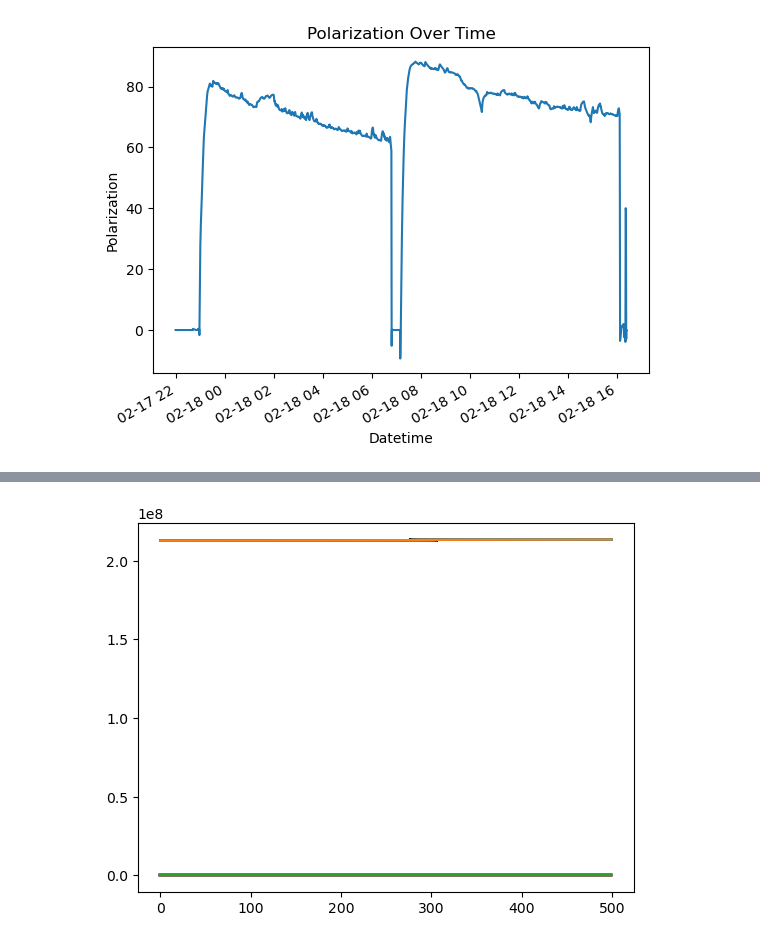
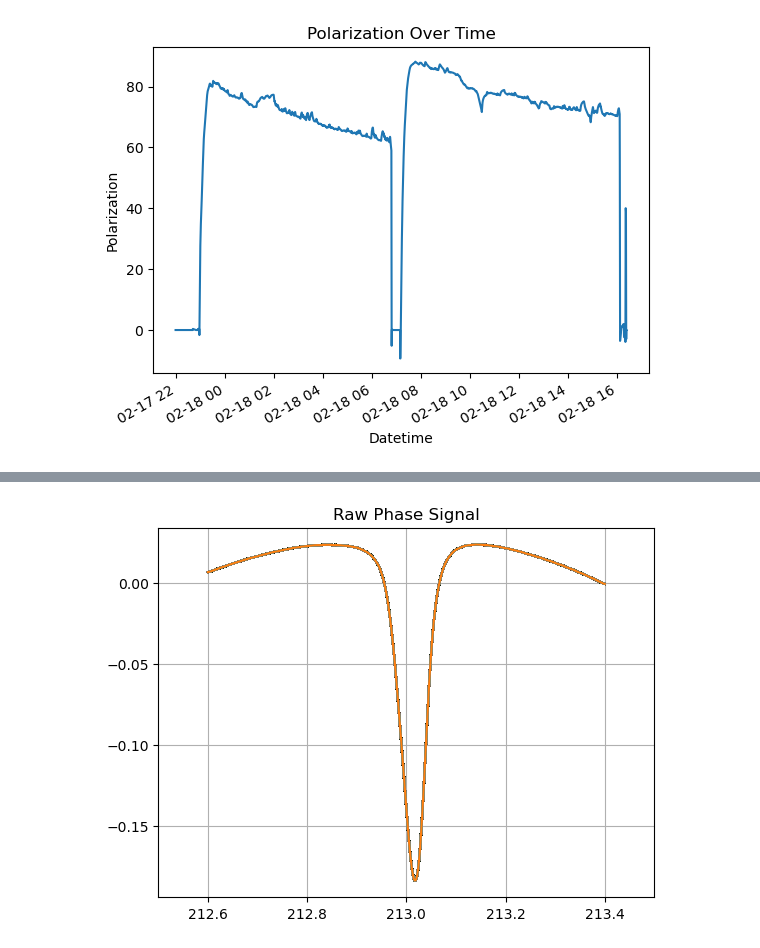
Before and after one commit to evan-toon/DNP, a Jupyter notebook: sane_gaussian_fitting.ipynb, the cells around one changed output, grey strips where cells are left out. Drawn from its saved outputs; the diff is of its cells as text; code cells hidden in the pictures.

```diff
--- a/sane_gaussian_fitting.ipynb
+++ b/sane_gaussian_fitting.ipynb
@@ -19,6 +19,7 @@ df['pol'].plot(title='Polarization Over Time',
 <Axes: title={'center': 'Polarization Over Time'}, xlabel='Datetime', ylabel='Polarization'>
 [figure]
 # %%
-phase = np.array(df['phase'])
-freq_list = np.linspace(df['cent_freq']-df['mod_freq'], df['cent_freq']+df['mod_freq'], 500)
+i = 100
+phase = np.array(df.iloc[i]['phase'], dtype=float)
+freq_list = np.linspace((df['cent_freq']-df['mod_freq'])/1e+6, (df['cent_freq']+df['mod_freq'])/1e+6, 500)
 # %%
@@ -30,5 +35,8 @@ print(max(phase))
-# %%
-plt.plot(freq_list)
-plt.show()
-# %% [output]
-[figure, removed]
+# %%
+plt.plot(freq_list, phase)
+plt.xlim(212.5, 213.5)
+plt.title('Raw Phase Signal')
+plt.grid()
+plt.show()
+# %% [output]
+[figure, added]
```
Also changed, not shown: parts of 2 cells of this notebook.
